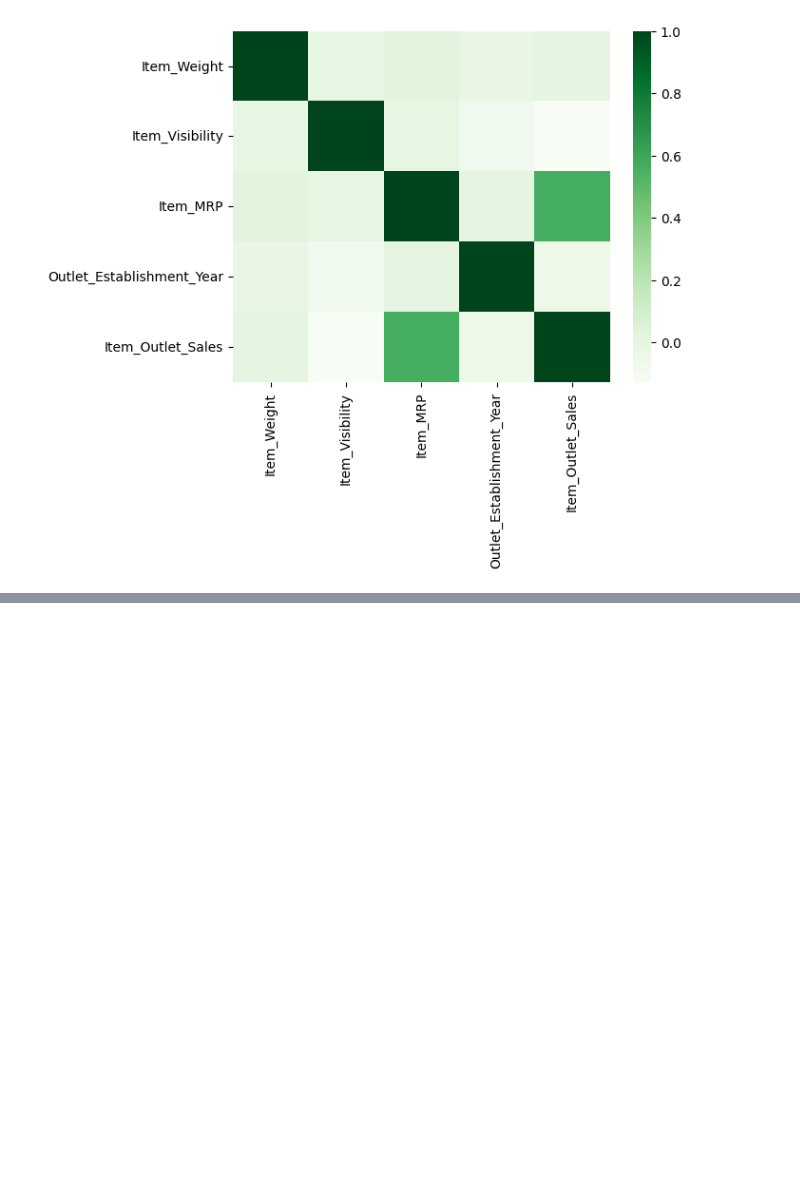
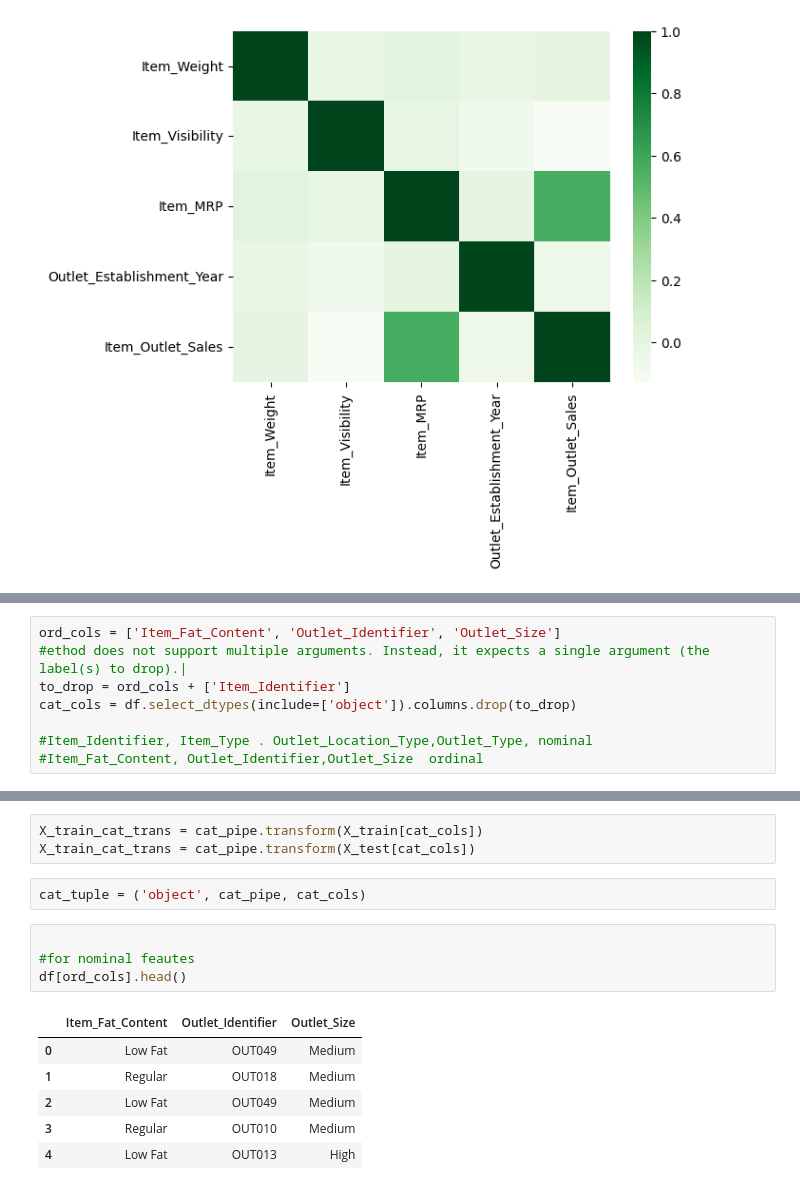
Before and after one commit to dalalyassin/Prediction-of-Product-Sales, a Jupyter notebook: Data_Cleaning.ipynb, the cells around one changed output, grey strips where cells are left out. Drawn from its saved outputs; the diff is of its cells as text; blank space fills up the shorter version.

```diff
--- a/Data_Cleaning.ipynb
+++ b/Data_Cleaning.ipynb
@@ -235,0 +282,8 @@ sns.heatmap(corr, cmap='Greens')
+# %%
+ord_cols = ['Item_Fat_Content', 'Outlet_Identifier', 'Outlet_Size']
+#ethod does not support multiple arguments. Instead, it expects a single argument (the label(s) to drop).|
+to_drop = ord_cols + ['Item_Identifier']
+cat_cols = df.select_dtypes(include=['object']).columns.drop(to_drop)
+
+#Item_Identifier, Item_Type . Outlet_Location_Type,Outlet_Type, nominal
+#Item_Fat_Content, Outlet_Identifier,Outlet_Size  ordinal
@@ -235,0 +371,16 @@ sns.heatmap(corr, cmap='Greens')
+# %%
+X_train_cat_trans = cat_pipe.transform(X_train[cat_cols])
+X_train_cat_trans = cat_pipe.transform(X_test[cat_cols])
+# %%
+cat_tuple = ('object', cat_pipe, cat_cols)
+# %%
+
+#for nominal feautes
+df[ord_cols].head()
+# %% [output]
+|  | Item_Fat_Content | Outlet_Identifier | Outlet_Size |
+| 0 | Low Fat | OUT049 | Medium |
+| 1 | Regular | OUT018 | Medium |
+| 2 | Low Fat | OUT049 | Medium |
+| 3 | Regular | OUT010 | Medium |
+| 4 | Low Fat | OUT013 | High |
```
Also changed, not shown: parts of 27 cells of this notebook.
